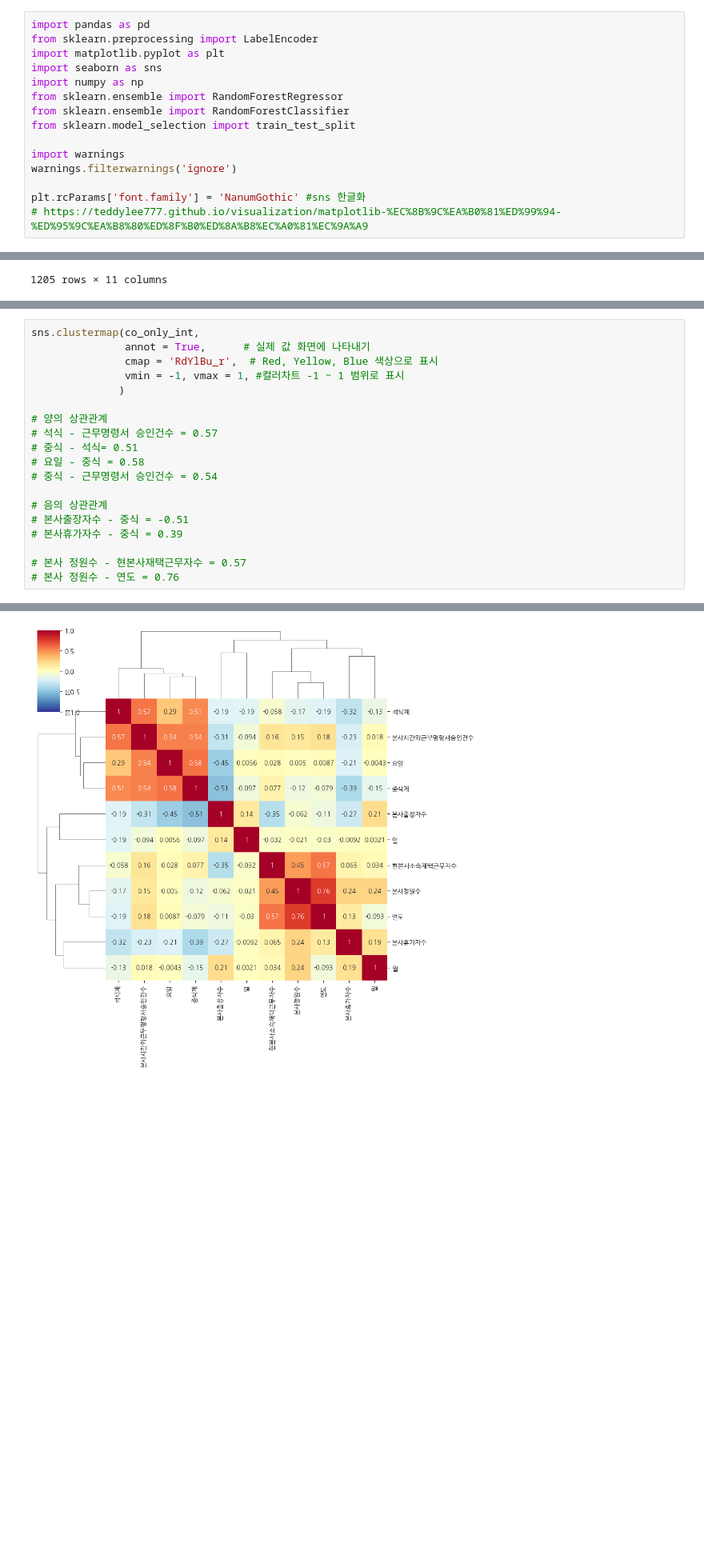
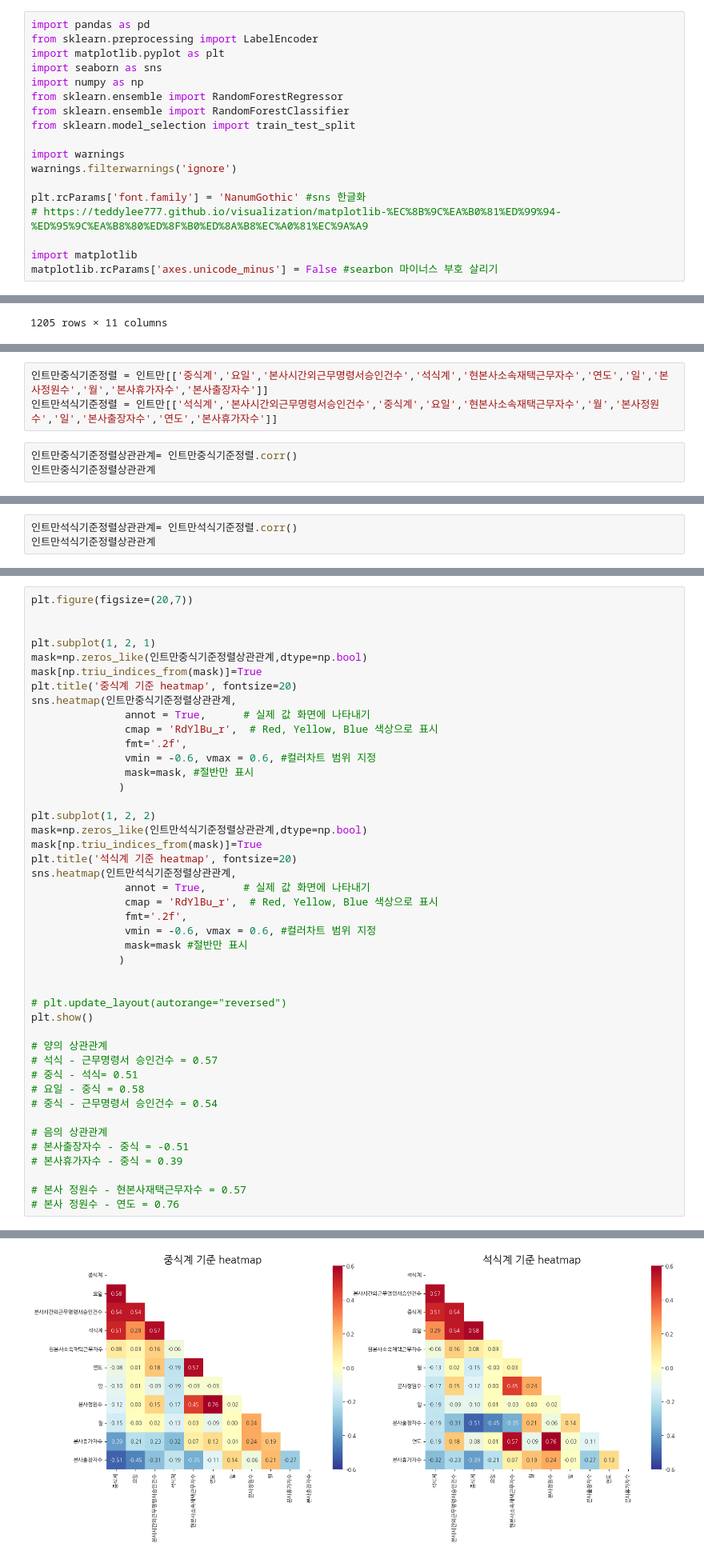
Before and after one commit to koreaTail/aiffel_git, a Jupyter notebook: gunae_kitchen_1_1.ipynb, the cells around one changed output, grey strips where cells are left out. Shown at 80% size. Drawn from its saved outputs; the diff is of its cells as text; blank space fills up the shorter version.

```diff
--- a/gunae_kitchen_1_1.ipynb
+++ b/gunae_kitchen_1_1.ipynb
@@ -13,6 +13,9 @@ warnings.filterwarnings('ignore')
 
 plt.rcParams['font.family'] = 'NanumGothic' #sns 한글화
 # https://teddylee777.github.io/visualization/matplotlib-%EC%8B%9C%EA%B0%81%ED%99%94-%ED%95%9C%EA%B8%80%ED%8F%B0%ED%8A%B8%EC%A0%81%EC%9A%A9
+
+import matplotlib
+matplotlib.rcParams['axes.unicode_minus'] = False #searbon 마이너스 부호 살리기
 # %%
 df = pd.read_csv('C:/Users/prokj/Documents/GitHub/aiffel/8week/data/train.csv')
 df_test = pd.read_csv('C:/Users/prokj/Documents/GitHub/aiffel/8week/data/test.csv')
@@ -156,0 +192,6 @@ co_only_int = 인트만.corr()
+# %%
+인트만중식기준정렬 = 인트만[['중식계','요일','본사시간외근무명령서승인건수','석식계','현본사소속재택근무자수','연도','일','본사정원수','월','본사휴가자수','본사출장자수']]
+인트만석식기준정렬 = 인트만[['석식계','본사시간외근무명령서승인건수','중식계','요일','현본사소속재택근무자수','월','본사정원수','일','본사출장자수','연도','본사휴가자수']]
+# %%
+인트만중식기준정렬상관관계= 인트만중식기준정렬.corr()
+인트만중식기준정렬상관관계
@@ -156,0 +211,3 @@ co_only_int = 인트만.corr()
+# %%
+인트만석식기준정렬상관관계= 인트만석식기준정렬.corr()
+인트만석식기준정렬상관관계
@@ -157,9 +227,34 @@ co_only_int = 인트만.corr()
 # %%
-sns.clustermap(co_only_int,
+plt.figure(figsize=(20,7))
+
+
+plt.subplot(1, 2, 1)
+mask=np.zeros_like(인트만중식기준정렬상관관계,dtype=np.bool)
+mask[np.triu_indices_from(mask)]=True
+plt.title('중식계 기준 heatmap', fontsize=20)
+sns.heatmap(인트만중식기준정렬상관관계,
                annot = True,      # 실제 값 화면에 나타내기
                cmap = 'RdYlBu_r',  # Red, Yellow, Blue 색상으로 표시
-               vmin = -1, vmax = 1, #컬러차트 -1 ~ 1 범위로 표시
+               fmt='.2f',
+               vmin = -0.6, vmax = 0.6, #컬러차트 범위 지정
+               mask=mask, #절반만 표시
               )
+
+plt.subplot(1, 2, 2)
+mask=np.zeros_like(인트만석식기준정렬상관관계,dtype=np.bool)
+mask[np.triu_indices_from(mask)]=True
+plt.title('석식계 기준 heatmap', fontsize=20)
+sns.heatmap(인트만석식기준정렬상관관계,
+               annot = True,      # 실제 값 화면에 나타내기
+               cmap = 'RdYlBu_r',  # Red, Yellow, Blue 색상으로 표시
+               fmt='.2f',
+               vmin = -0.6, vmax = 0.6, #컬러차트 범위 지정
+               mask=mask #절반만 표시
+              )
+
+
+# plt.update_layout(autorange="reversed")
+plt.show()
 
 # 양의 상관관계
 # 석식 - 근무명령서 승인건수 = 0.57
@@ -178 +272 @@ sns.clustermap(co_only_int,
-[figure, old version]
+[figure, new version]
```
Also changed, not shown: parts of 14 cells of this notebook, 4 other files.
